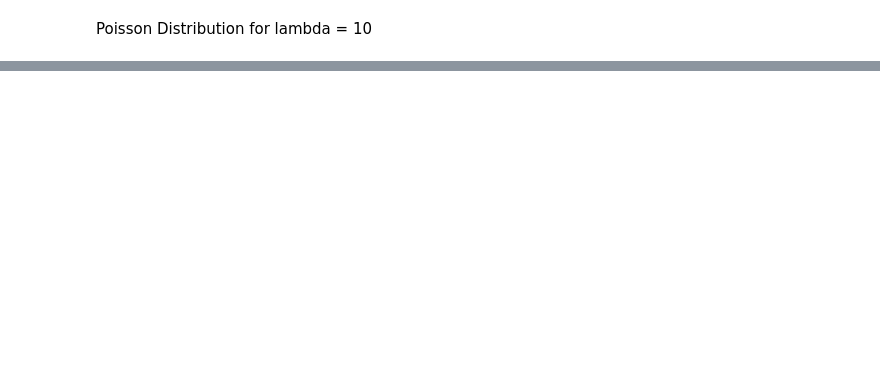
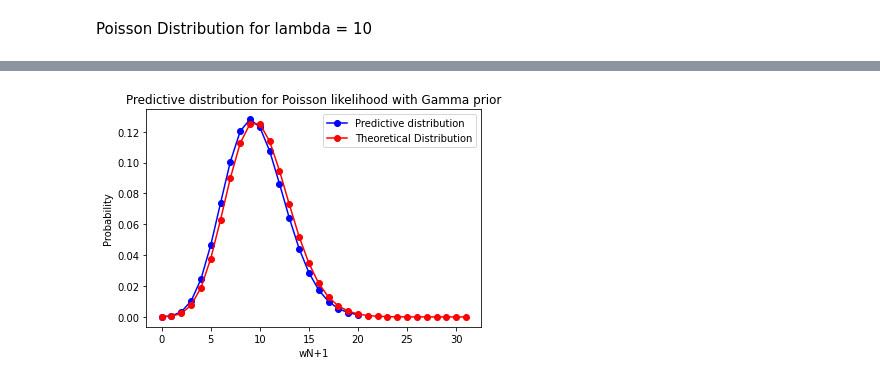
Before and after one commit to Subhajit-Roy-Partho/presse-homework, a Jupyter notebook: a5/Poisson2.ipynb, the cells around one changed output, grey strips where cells are left out. Cells and saved outputs as stored; diff of their text form; code cells hidden in the pictures; blank space fills up the shorter version.

```diff
--- a/a5/Poisson2.ipynb
+++ b/a5/Poisson2.ipynb
@@ -110,0 +136,40 @@ plt.show()
+# %%
+import numpy as np
+from scipy.stats import gamma, nbinom, poisson
+import matplotlib.pyplot as plt
+
+# Define the true parameter of the Poisson distribution
+lam = 10
+
+# Generate observed data from a Poisson distribution
+w = poisson_samples(lam,50)
+
+# Define the parameters of the Gamma prior
+alpha = 2
+beta = 1
+
+# Compute the posterior parameters of the Gamma distribution
+alpha_post = sum(w) + alpha
+beta_post = len(w) + beta
+
+# One can compute the predictive distribution by Monte Carlo sampling from the posterior distribution
+n_samples = 10000 #Total number of draws
+lambda_samples = gamma.rvs(alpha_post, scale=1/beta_post, size=n_samples) #generate gamma samples best on alpha' and beta'
+w_pred = np.arange(0, 21) # range of possible values for wN+1
+p_pred = np.zeros_like(w_pred, dtype=float) #Initilize array to store the predicted values
+for i in range(n_samples): # Run through total number of draws
+    p_pred += poisson.pmf(w_pred, lambda_samples[i]) #add probability from poisson draw.
+p_pred /= n_samples #normalize the cumulative probabilities
+
+# print(p_pred) #print the predictive probability
+
+# Plot the predictive distribution
+plt.plot(w_pred, p_pred, 'bo-', label='Predictive distribution') #The predictive distribution
+plt.plot(range(max(w)+15), [np.exp(-lam)*lam**k/np.math.factorial(k) for k in range(max(w)+15)],"ro-",label="Theoretical Distribution") # Theoretical Distribution
+plt.xlabel('wN+1') #x axis label
+plt.ylabel('Probability') #y axis label
+plt.title('Predictive distribution for Poisson likelihood with Gamma prior') # Title for the plot
+plt.legend() # Display the legend.
+plt.show() #Show the plot
+# %% [output]
+[figure, added]
```
Also changed, not shown: parts of 7 cells of this notebook, 6 other files.
